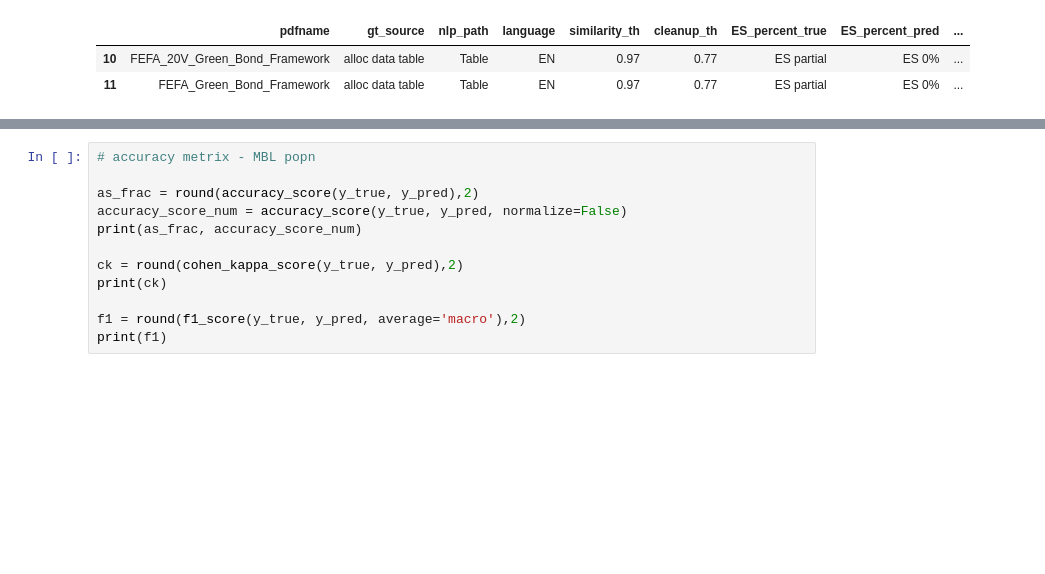
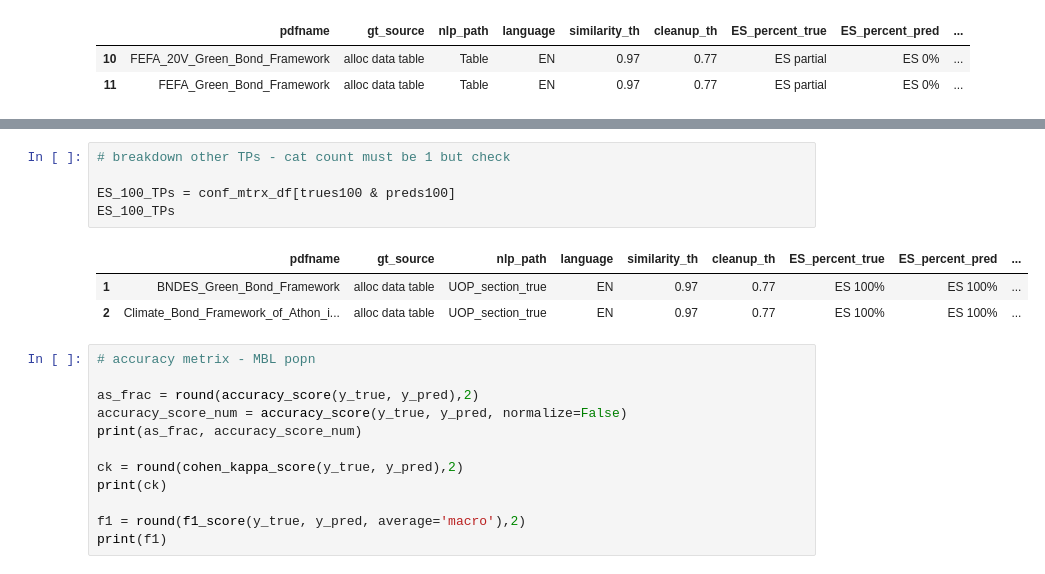
Before and after one commit to emw9805-notabot/ADSCert_project_Watson, a Jupyter notebook: Eval_metrics_MBL.ipynb, the cells around one changed output, grey strips where cells are left out. Saved outputs shown, nothing was run; the diff lists cells and outputs as text; blank space fills up the shorter version.

```diff
--- a/Eval_metrics_MBL.ipynb
+++ b/Eval_metrics_MBL.ipynb
@@ -290,3 +305,12 @@ ES_partial_TPs
+# %%
+# breakdown other TPs - cat count must be 1 but check
+
+ES_100_TPs = conf_mtrx_df[trues100 & preds100]
+ES_100_TPs
+# %% [output]
+|  | pdfname | gt_source | nlp_path | language | similarity_th | cleanup_th | ES_percent_true | ES_percent_pred | ... |
+| 1 | BNDES_Green_Bond_Framework | alloc data table | UOP_section_true | EN | 0.97 | 0.77 | ES 100% | ES 100% | ... |
+| 2 | Climate_Bond_Framework_of_Athon_i... | alloc data table | UOP_section_true | EN | 0.97 | 0.77 | ES 100% | ES 100% | ... |
 # %%
 # accuracy metrix - MBL popn
 
```
Also changed, not shown: parts of 3 cells of this notebook, 1 other file.
